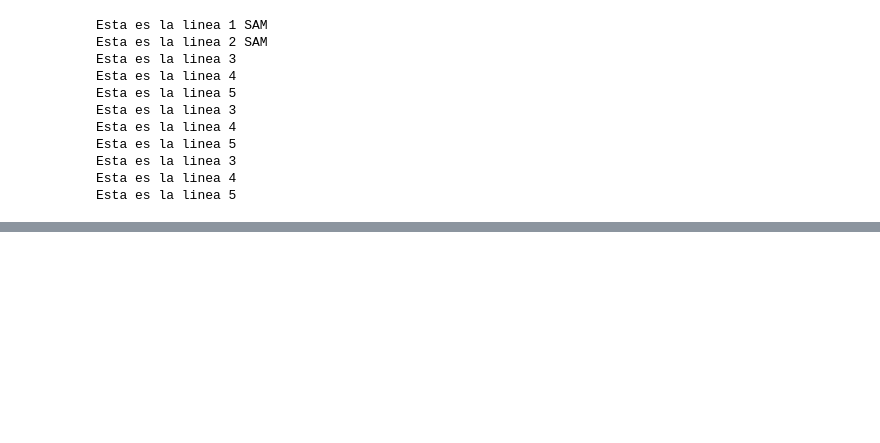
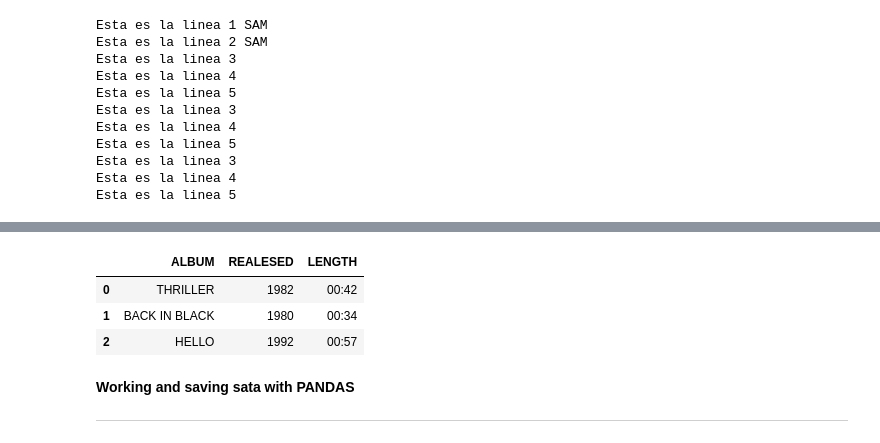
Before and after one commit to PosgradoMNA/Atividades-de-aprendizaje-SamaraGarcia, a Jupyter notebook: Assigment02.ipynb, the cells around one changed output, grey strips where cells are left out. Cells and saved outputs as stored; diff of their text form; code cells hidden in the pictures; blank space fills up the shorter version.

```diff
--- a/Assigment02.ipynb
+++ b/Assigment02.ipynb
@@ -219,0 +355,11 @@ with open('Example2.txt', 'a+') as testwritefile:
+# %%
+songs ={"ALBUM":["THRILLER","BACK IN BLACK", "HELLO"],
+        "REALESED": [1982,1980,1992],
+        "LENGTH": ["00:42","00:34","00:57"]}
+songs_frame = pd.DataFrame(songs)
+songs_frame
+# %% [output]
+|  | ALBUM | REALESED | LENGTH |
+| 0 | THRILLER | 1982 | 00:42 |
+| 1 | BACK IN BLACK | 1980 | 00:34 |
+| 2 | HELLO | 1992 | 00:57 |
@@ -219,0 +373,4 @@ with open('Example2.txt', 'a+') as testwritefile:
+# %% [markdown]
+**Working and saving sata with PANDAS**
+
+---
```
Also changed, not shown: parts of 18 cells of this notebook.
